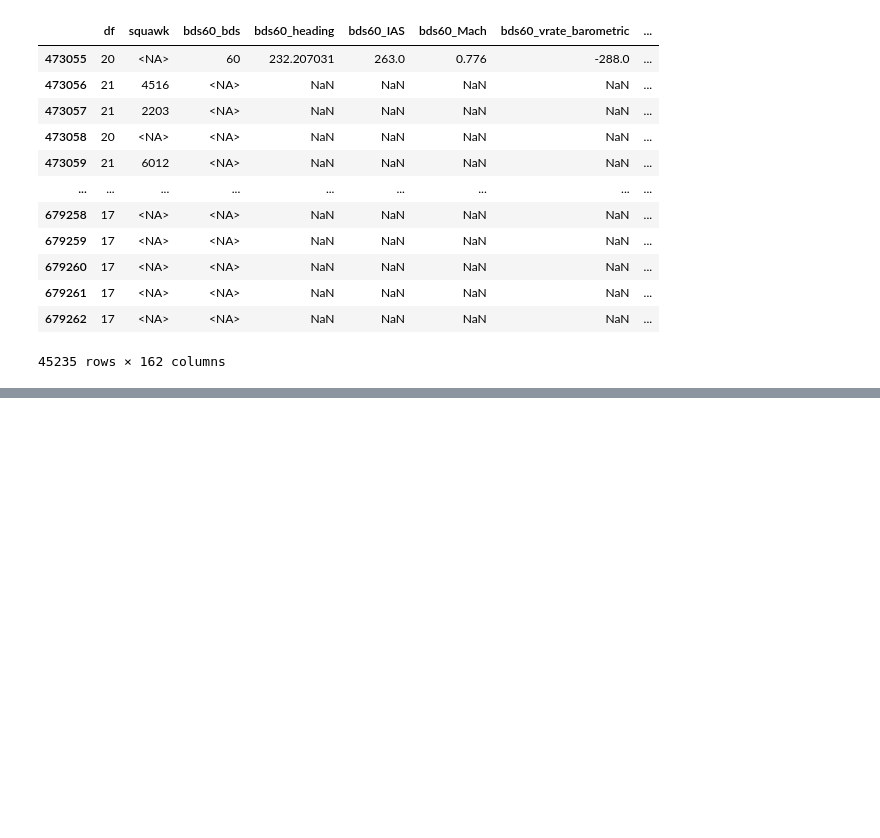
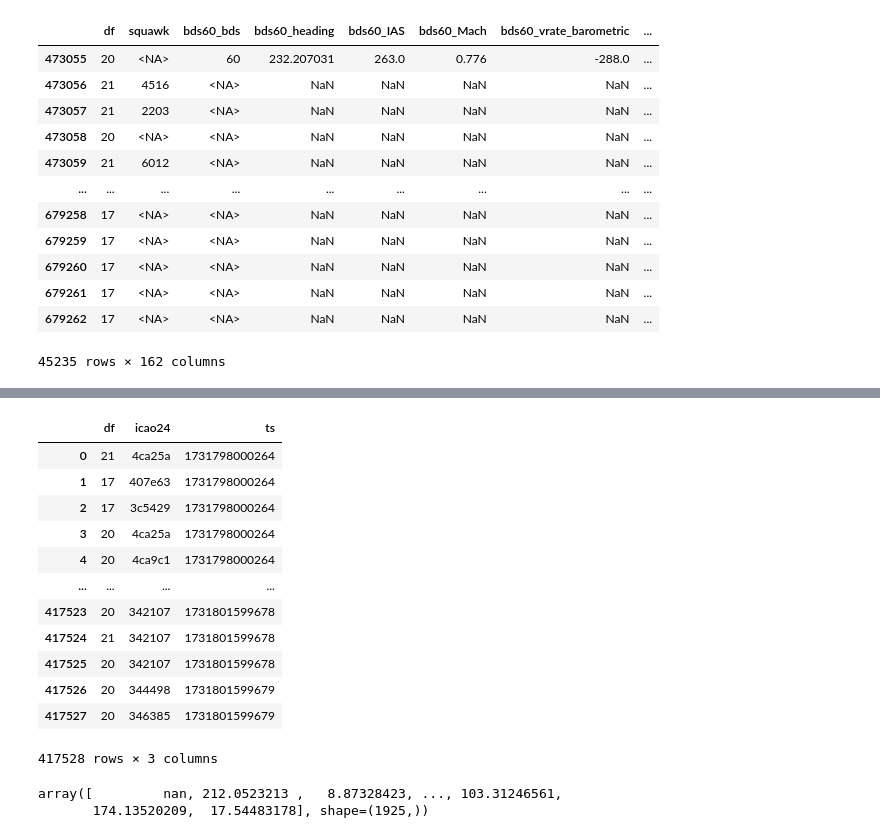
Before and after one commit to DavidDeLaTorre/Engage2Hackathon, a Jupyter notebook: tests-with-scenario-AEO.ipynb, the cells around one changed output, grey strips where cells are left out. Cells and saved outputs as stored; diff of their text form; code cells hidden in the pictures; blank space fills up the shorter version.

```diff
--- a/tests-with-scenario-AEO.ipynb
+++ b/tests-with-scenario-AEO.ipynb
@@ -46,0 +66,21 @@ print(scenario.columns.tolist())
+# %%
+first_day_last_hour.dropna(axis=1)
+# %% [output]
+|  | df | icao24 | ts |
+| 0 | 21 | 4ca25a | 1731798000264 |
+| 1 | 17 | 407e63 | 1731798000264 |
+| 2 | 17 | 3c5429 | 1731798000264 |
+| 3 | 20 | 4ca25a | 1731798000264 |
+| 4 | 20 | 4ca9c1 | 1731798000264 |
+| ... | ... | ... | ... |
+| 417523 | 20 | 342107 | 1731801599678 |
+| 417524 | 21 | 342107 | 1731801599678 |
+| 417525 | 20 | 342107 | 1731801599678 |
+| 417526 | 20 | 344498 | 1731801599679 |
+| 417527 | 20 | 346385 | 1731801599679 |
+417528 rows × 3 columns
+# %%
+scenario["track"].unique()
+# %% [output]
+array([         nan, 212.0523213 ,   8.87328423, ..., 103.31246561,
+       174.13520209,  17.54483178], shape=(1925,))
```
Also changed, not shown: parts of 20 cells of this notebook.
